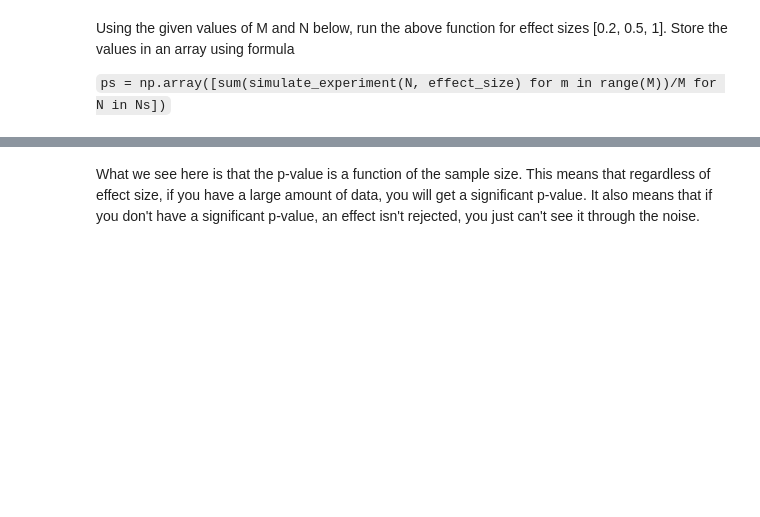
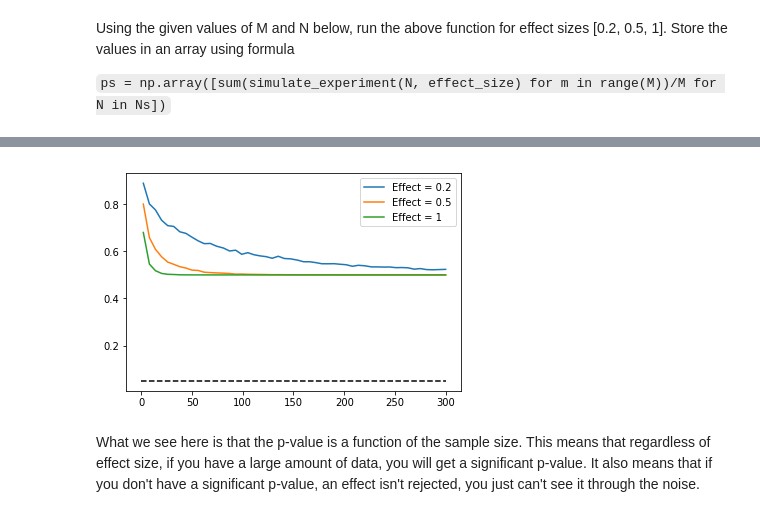
Before and after one commit to L-Lewis/dsc-2-20-14-effect-size-p-values-and-power-lab-online-ds-ft-011419, a Jupyter notebook: index.ipynb, the cells around one changed output, grey strips where cells are left out. Cells and saved outputs as stored; diff of their text form; code cells hidden in the pictures; blank space fills up the shorter version.

```diff
--- a/index.ipynb
+++ b/index.ipynb
@@ -283,12 +317,12 @@ def p_value(a, b):
 
     "Two-sided t-test for two samples a and b."
 
-    t = None
-    df = None
+    t = welch_t(a, b)
+    df = welch_df(a, b)
 
-    p = None
+    p = 1 - stats.t.cdf(t, df)
 
-    return t, p
+    return t, 2*p
 # %%
 p_value(treatment, control)
 
@@ -305,21 +341,23 @@ def p_experiment(N, effect=1):
     control = np.random.randn(N)
     treatment = np.random.randn(N) + effect # Add effect to treatment group
 
-    t, p = None
+    t, p = p_value(control, treatment)
     return p
 # %% [markdown]
 Using the given values of M and N below, run the above function for effect sizes [0.2, 0.5, 1]. Store the values in an array using formula
 
 `ps = np.array([sum(simulate_experiment(N, effect_size) for m in range(M))/M for N in Ns])`
-# %%
-Ns = np.linspace(2,300).astype(int) # Sample sizes
-M = 1000 # Simulations
-
-for e_size in [0.2,0.5,1]:
-
-    p1 = None
-    p2 = None
-    p3 = None
+# %%
+## Something has gone wrong here?
+
+Ns = np.linspace(2,300).astype(int) # Sample sizes
+M = 1000 # Simulations
+
+for e_size in [0.2,0.5,1]:
+
+    p1 = np.array([sum(p_experiment(N, 0.2) for m in range(M))/M for N in Ns])
+    p2 = np.array([sum(p_experiment(N, 0.5) for m in range(M))/M for N in Ns])
+    p3 = np.array([sum(p_experiment(N, 1) for m in range(M))/M for N in Ns])
 # %% [markdown]
 For each chosen effect size i.e. .2, .5 and 1, show the effect of sample size on averaged p_value calculated above. An example plot may look like:
 ![](p-sample-eff.png)
@@ -328,3 +364,13 @@ For each chosen effect size i.e. .2, .5 and 1, show the effect of sample size on
+# %%
+# ??
+# Plot the graph similar to one shown above
+plt.plot(Ns, 1/p1, label='Effect = 0.2')
+plt.plot(Ns, 1/p2, label='Effect = 0.5')
+plt.plot(Ns, 1/p3, label='Effect = 1')
+plt.hlines(0.05, 0, 300, colors='black', linestyles='dashed')
+plt.legend();
+# %% [output]
+[figure, added]
 # %% [markdown]
 What we see here is that the p-value is a function of the sample size. This means that regardless of effect size, if you have a large amount of data, you will get a significant p-value. It also means that if you don't have a significant p-value, an effect isn't rejected, you just can't see it through the noise.
 # %% [markdown]
```
Also changed, not shown: parts of 14 cells of this notebook.
